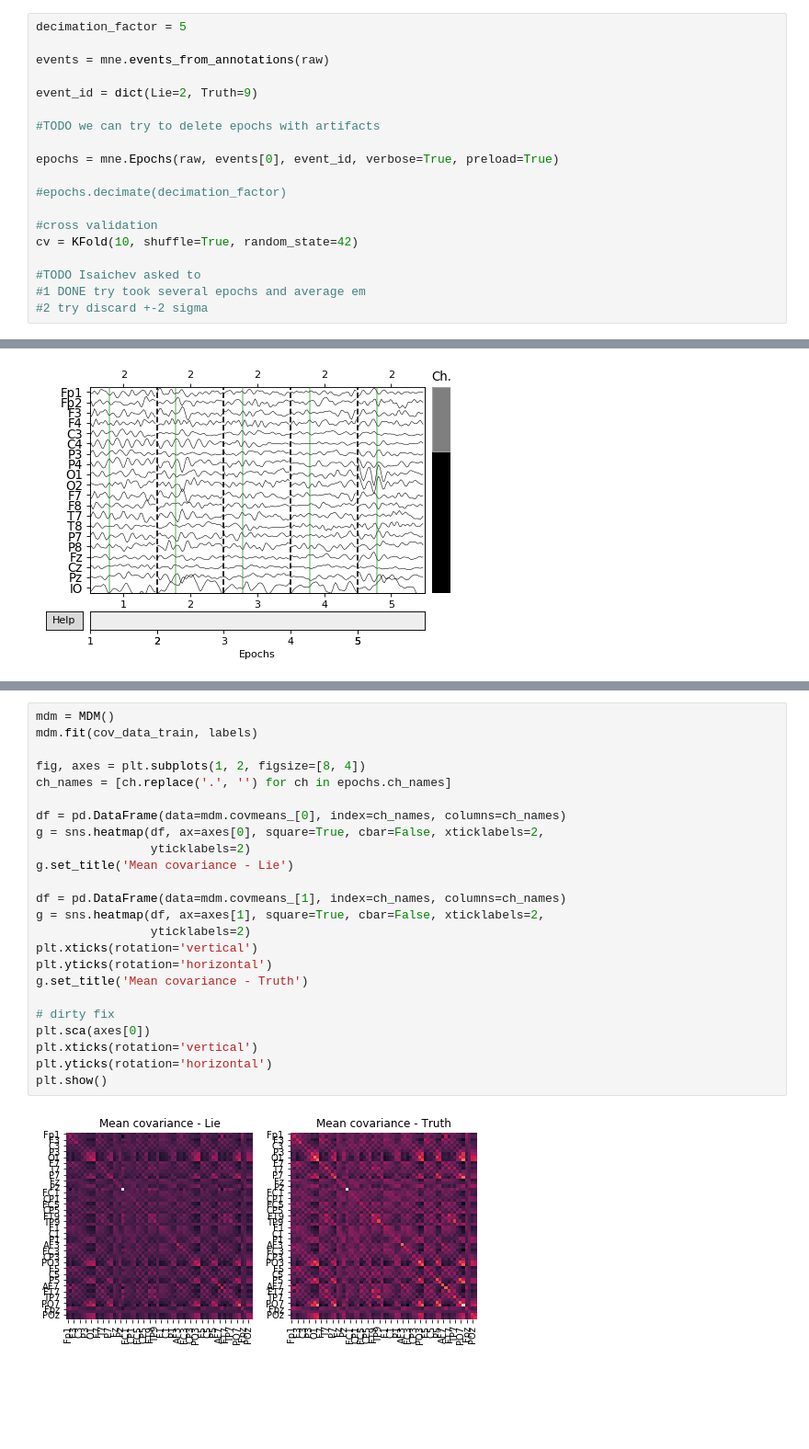
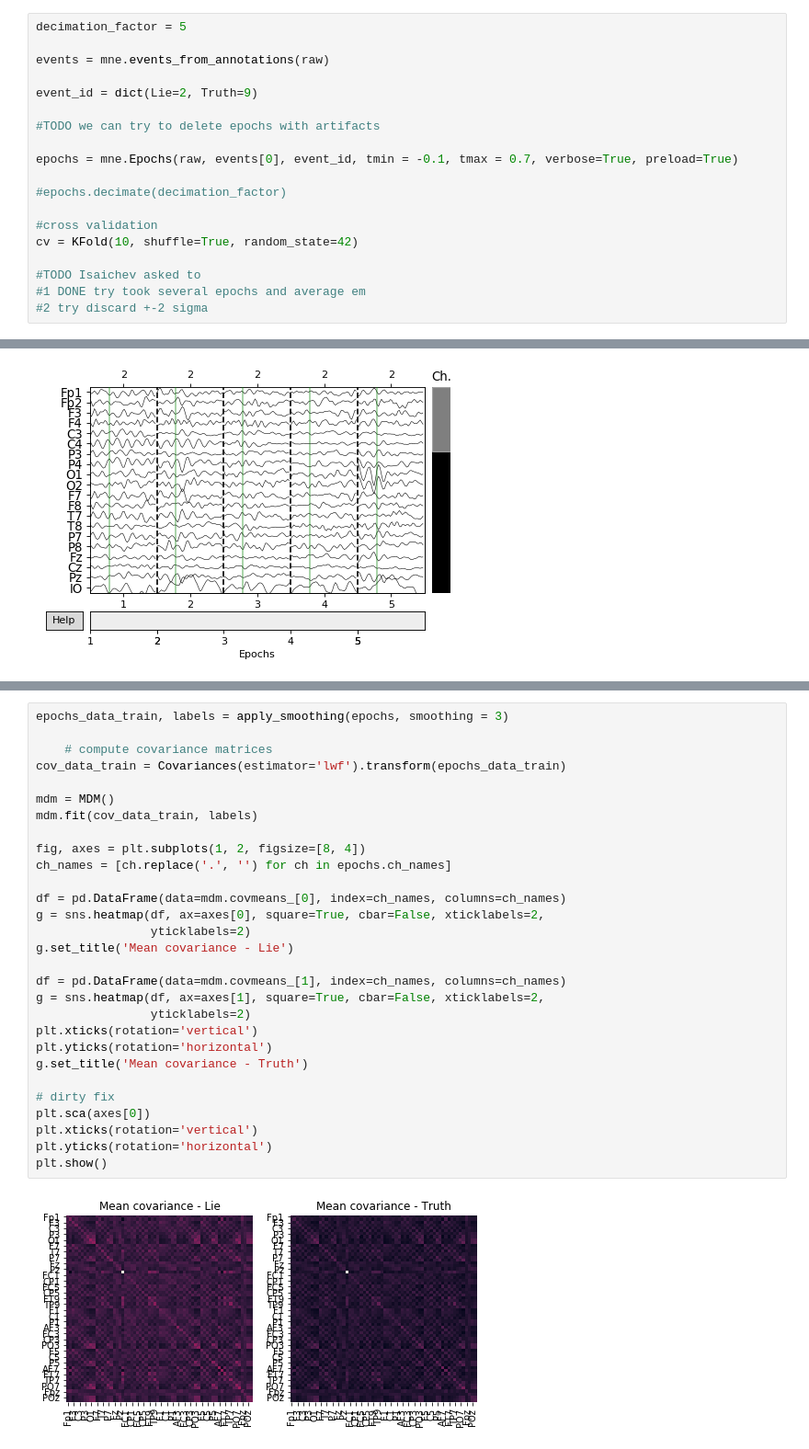
Before and after one commit to ambisinistra/thesis_materials, a Jupyter notebook: Diploma LieClassifier V1 smoothing_applied.ipynb, the cells around one changed output, grey strips where cells are left out. Shown at 92% size. Drawn from its saved outputs; the diff is of its cells as text; blank space fills up the shorter version.

Commit message:
changed epochs interval

```diff
--- a/Diploma LieClassifier V1 smoothing_applied.ipynb
+++ b/Diploma LieClassifier V1 smoothing_applied.ipynb
@@ -96,7 +96,7 @@ event_id = dict(Lie=2, Truth=9)
 
 #TODO we can try to delete epochs with artifacts
 
-epochs = mne.Epochs(raw, events[0], event_id, verbose=True, preload=True)
+epochs = mne.Epochs(raw, events[0], event_id, tmin = -0.1, tmax = 0.7, verbose=True, preload=True)
 
 #epochs.decimate(decimation_factor)
 
@@ -237,26 +241,31 @@ plt.show()
 # %%
+epochs_data_train, labels = apply_smoothing(epochs, smoothing = 3)
+
+    # compute covariance matrices
+cov_data_train = Covariances(estimator='lwf').transform(epochs_data_train)
+
 mdm = MDM()
 mdm.fit(cov_data_train, labels)
 
 fig, axes = plt.subplots(1, 2, figsize=[8, 4])
 ch_names = [ch.replace('.', '') for ch in epochs.ch_names]
 
 df = pd.DataFrame(data=mdm.covmeans_[0], index=ch_names, columns=ch_names)
 g = sns.heatmap(df, ax=axes[0], square=True, cbar=False, xticklabels=2,
                 yticklabels=2)
 g.set_title('Mean covariance - Lie')
 
 df = pd.DataFrame(data=mdm.covmeans_[1], index=ch_names, columns=ch_names)
 g = sns.heatmap(df, ax=axes[1], square=True, cbar=False, xticklabels=2,
                 yticklabels=2)
 plt.xticks(rotation='vertical')
 plt.yticks(rotation='horizontal')
 g.set_title('Mean covariance - Truth')
 
 # dirty fix
 plt.sca(axes[0])
 plt.xticks(rotation='vertical')
 plt.yticks(rotation='horizontal')
 plt.show()
 # %% [output]
-[figure, old version]
+[figure, new version]
```
Also changed, not shown: parts of 10 cells of this notebook.
